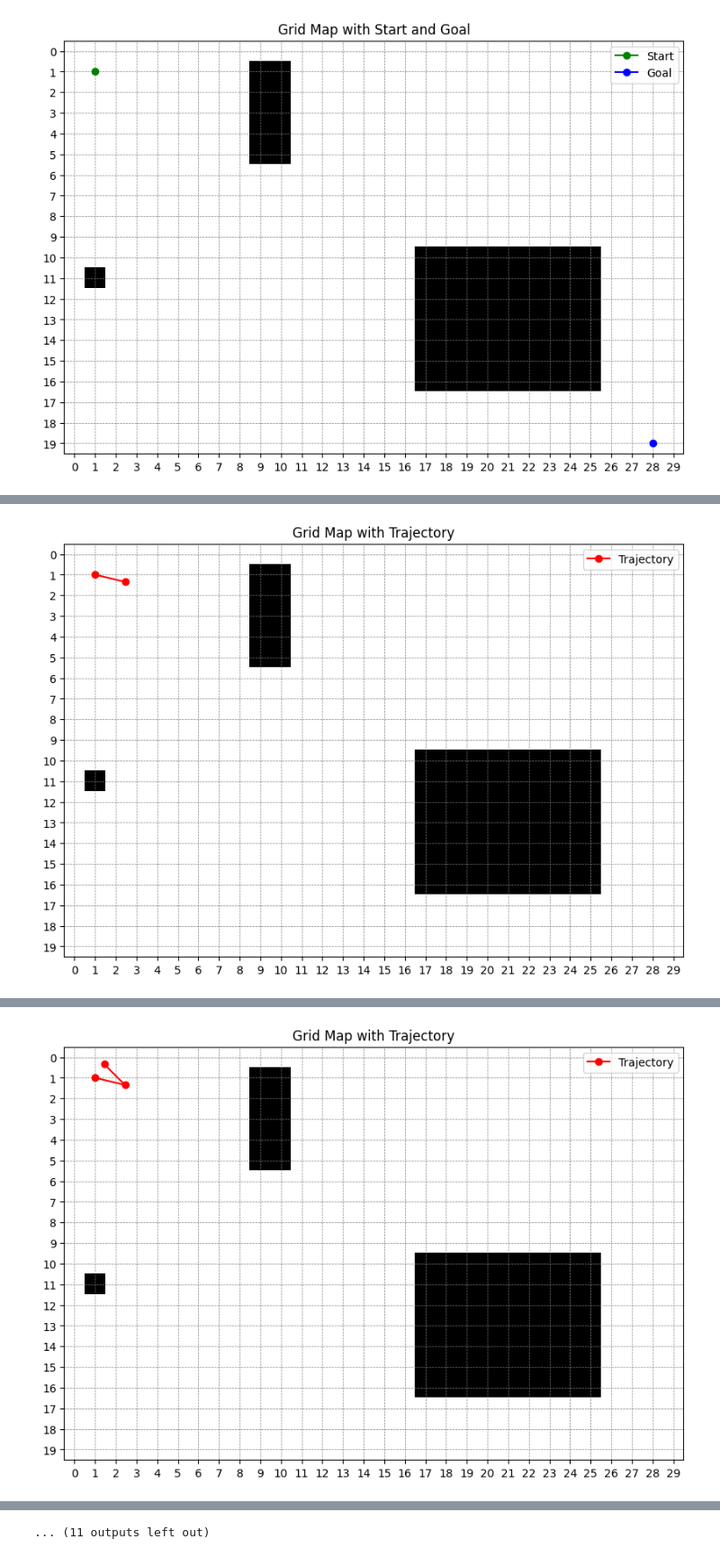
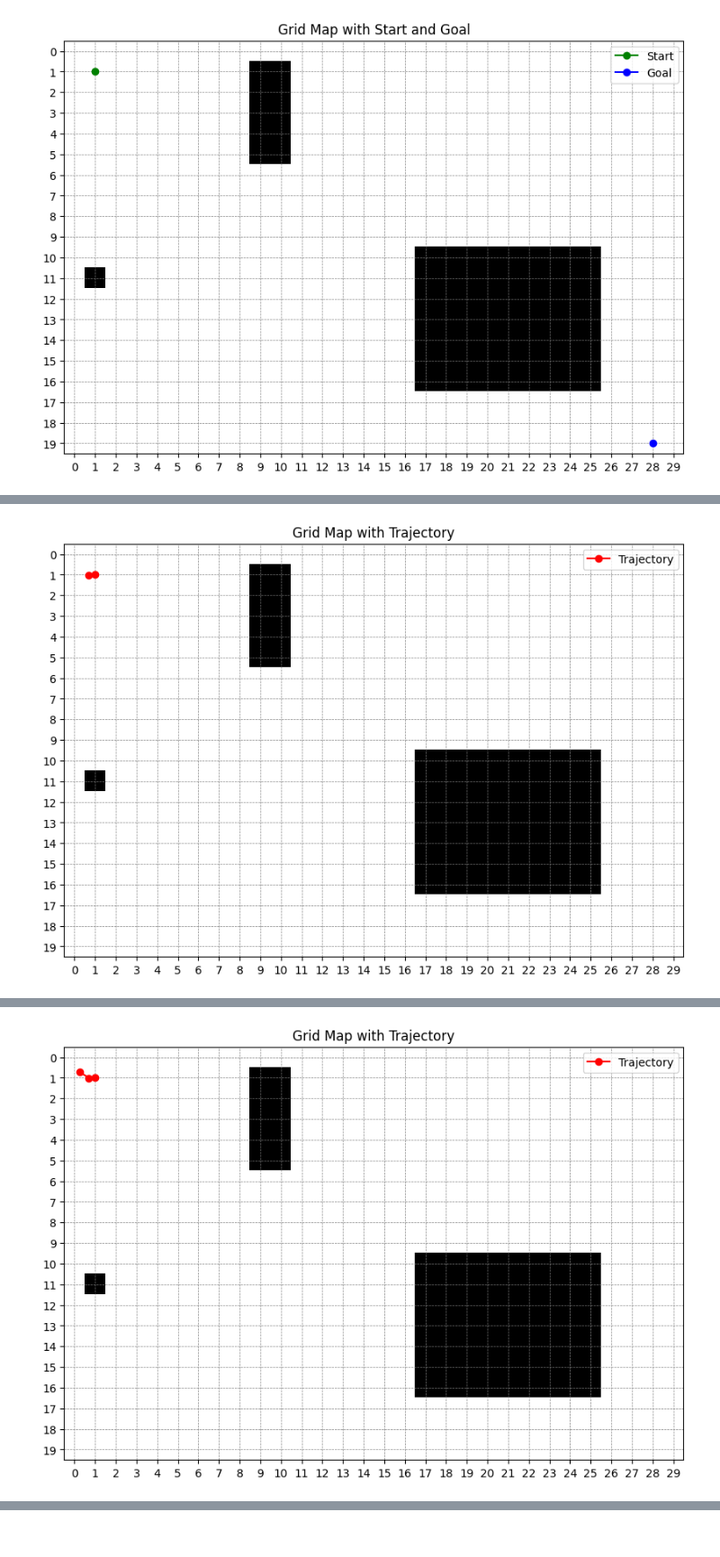
Before and after one commit to mourawas/thymio, a Jupyter notebook: test.ipynb, the cells around one changed output, grey strips where cells are left out. Shown at 90% size. Cells and saved outputs as stored; diff of their text form; code cells hidden in the pictures.

Commit message:
Fixing errors and fixing. No exponential divergence. Angles are inverted

```diff
--- a/test.ipynb
+++ b/test.ipynb
@@ -55,56 +55,55 @@ plotter.plot_map()
 # %%
 x_trajectory = []
 y_trajectory = []
+kalman_positions = []
 
 dt = 0.15
-
-speed = [0, 0]
 
 iter = 1
 
 goal = False
 
+map = matrix
+
+# initial position and angle
+position = [1, 1]
+angle = 0
 
 while not goal:
+    print("Position: ", position)
+    print("position 0: ", position[0])
+    print("position 1: ", position[1])
 
     if (iter == 1):
         print("First iteration")
-        print("Getting map and Thymio position from camera")
-        map = matrix
-        position = [1, 1]
-        angle = 0
-        thymio.set_pose(position.copy(), angle)
 
-        if (position is None):
-            print("Error: camera obstructed in the first iteration")
-            exit()
+        thymio.set_pose(position, angle)
 
         print("Computing path")
+        print("Map shape: ", map.shape)
         path = globalPlanning.dijkstra(map, position, (19, 28))
         thymio.set_path(path)
-        path = thymio.get_path()
+        plotter.set_map(map, position, (19, 28))
         plotter.plot_path(thymio.get_path_cells())
         filter.initialize_position(thymio.get_position()[0], thymio.get_position()[1], angle)
         filter.set_lastKalman_time()
 
     # check if camera is obstructed
     if position is not None:
-        print("Camera not obstructed, getting position from camera")
+        thymio.update_pose(position, angle)
         x_trajectory.append(float(position[0]))
         y_trajectory.append(float(position[1]))
-        print("Trajectory: ", x_trajectory, y_trajectory)
-        print("Position: ", position)
-
-        # thymio.update_last_pose()
-
-    else:
-        print("Camera obstructed")
+        # camera measuerement that will then be used for the Kalman filter
+        measurement = np.array([thymio.get_position()[0], thymio.get_position()[1], angle])
+        filter.kalman_update(measurement)
+        print("Kalman update: ", filter.get_state())
 
     # get the state from the Kalman filter
     # the result will depend on the mode of the filter
     x, y, angle = filter.get_state()
-    position = [x, y]
-    print("Kalman position: ", position[0], position[1])
+    kalman_position = [x, y]
+    kalman_positions.append(position)
+    print("Kalman position used: ", kalman_position)
 
     # check if the robot is detecting an obstacle
     # tmclient function to get the proximity sensors
@@ -115,22 +114,31 @@ while not goal:
         v, w = thymio.inverseDifferentialDrive(wl, wr)
     else:
         # move with global planning
-        v, w, wl, wr, goal = thymio.move(position, angle)
+        v, w, wl, wr, goal = thymio.move(kalman_position, angle)
 
-    print("Speed: ", v, w)
+    print("Speed: ", thymio.convert_speed_cells(v), w)
 
     # update the Kalman filter
     filter.kalman_prediction(wl, wr)
+    print("Kalman prediction: ", filter.get_state())
 
     # tmdclient function to move the motors
-    position[0] = position[0] + (v/w) * (math.sin(angle + w*dt) - math.sin(angle))
-    position[1] = position[1] - (v/w) * (math.cos(angle + w*dt) - math.cos(angle))
-    angle = angle + w * dt
+    wl = int(wl)
+    wr = int(wr)
 
+    angle = (2 * math.pi - angle) % (2 * math.pi)
+    position[0] = kalman_position[0] + (v/w) * (math.sin(angle - w*dt) - math.sin(angle))
+    position[0] = thymio.mm_to_cells(position[0])
+    position[1] = kalman_position[1] - (v/w) * (math.cos(angle - w*dt) - math.cos(angle))
+    position[1] = thymio.mm_to_cells(position[1])
+    angle = (angle + w*dt) % (2 * math.pi)
+
+    angle = angle - 2*math.pi
     print("Trajectory: ", x_trajectory, y_trajectory)
     plotter.plot_trajectory(x_trajectory, y_trajectory)
 
+
     # sleep for a while
-    time.sleep(dt*10)
     iter += 1
+    time.sleep(dt+10)
 # %% [output]
@@ -154 +176 @@ Trajectory:  [1.0, 2.4451516785845384] [1.0, 1.3467676554097963]
-[figure, old version]
+[figure, new version]
@@ -161 +190 @@ Trajectory:  [1.0, 2.4451516785845384, 1.4451516785845384] [1.0, 1.3467676554097
-[figure, old version]
+[figure, new version]
@@ -176 +205,0 @@ Trajectory:  [1.0, 2.4451516785845384, 1.4451516785845384, 1.5120973379088962, 1
-... (11 outputs left out)
```
Also changed, not shown: parts of 2 cells of this notebook, 3 other files.
